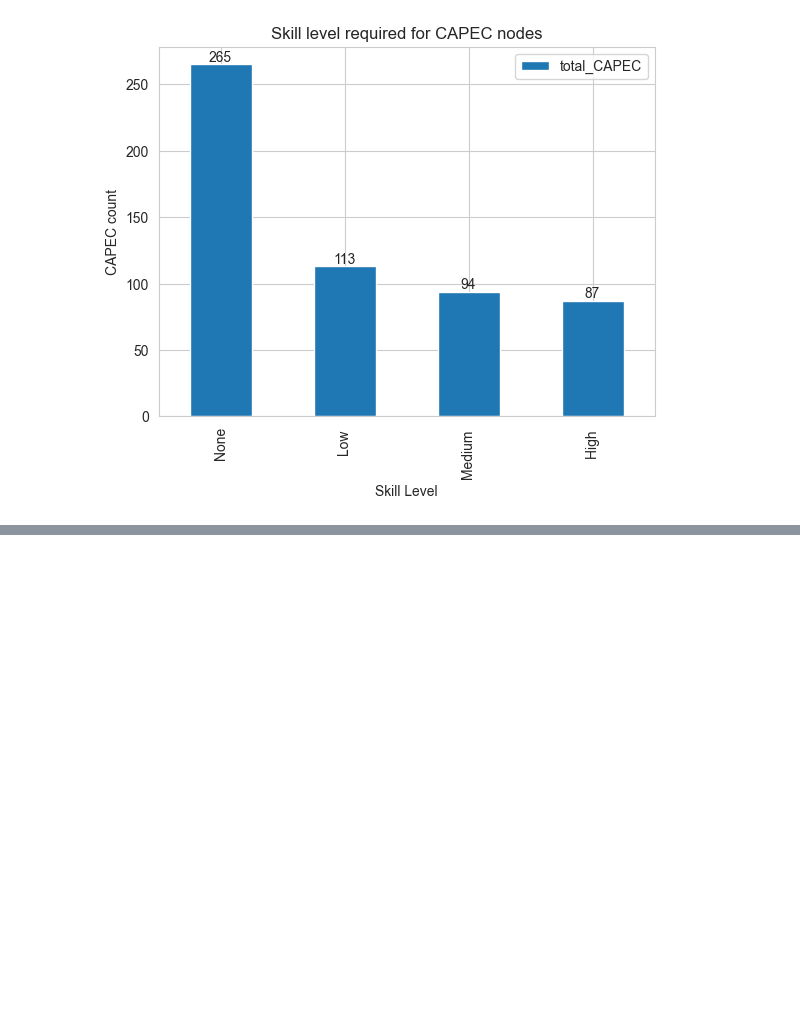
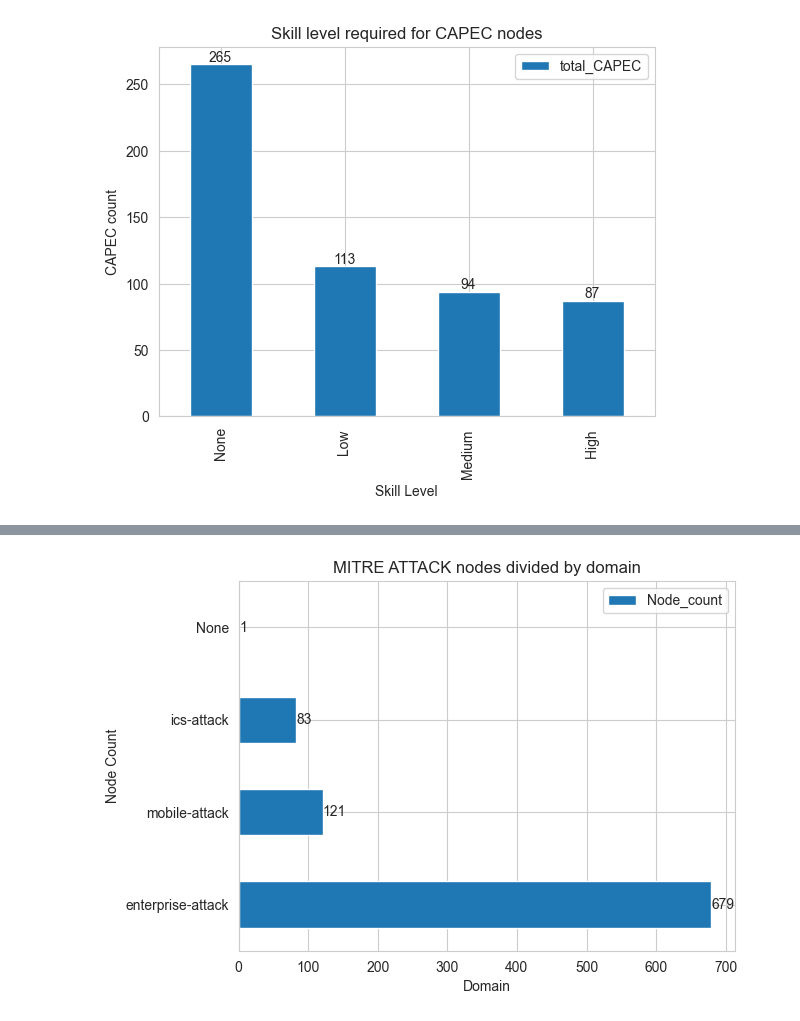
Before and after one commit to edogdu/UCKG, a Jupyter notebook: documents/notebooks/UCKG_Analysis.ipynb, the cells around one changed output, grey strips where cells are left out. Cells and saved outputs as stored; diff of their text form; code cells hidden in the pictures; blank space fills up the shorter version.

```diff
--- a/documents/notebooks/UCKG_Analysis.ipynb
+++ b/documents/notebooks/UCKG_Analysis.ipynb
@@ -1637,12 +1652,0 @@ Name: count, dtype: int64
-# %%
-#next we will look at the severity ranking of the overall data.
-#the rankings are as follows: low, medium, and high
-#create a graph that displays a count of all of the CVEs showing the percentages
-Severity_count = df['Severity'].value_counts().sort_values(ascending=True)
-print(Severity_count)
-
-sb.set_style("whitegrid")
-plt.figure(figsize=(6,6))
-plt.pie(Severity_count, labels=['low', 'high', 'medium'], autopct='%1.1f%%')
-plt.title('Severity Percentages')
-plt.show()
@@ -1687,0 +1764,19 @@ df
+# %%
+query = """
+MATCH (n:UcoexMITREATTACK)
+RETURN count(n) as Node_count, n.ucoexDOMAIN as Domain
+"""
+
+records = run_query(query, parameters=params)
+
+df = pd.DataFrame(records)
+df
+
+ax = df.plot(x='Domain', y='Node_count', kind='barh')
+ax.bar_label(ax.containers[0])
+plt.title('MITRE ATTACK nodes divided by domain')
+plt.xlabel('Domain')
+plt.ylabel('Node Count')
+plt.show()
+# %% [output]
+[figure, added]
```
Also changed, not shown: parts of 103 cells of this notebook.
